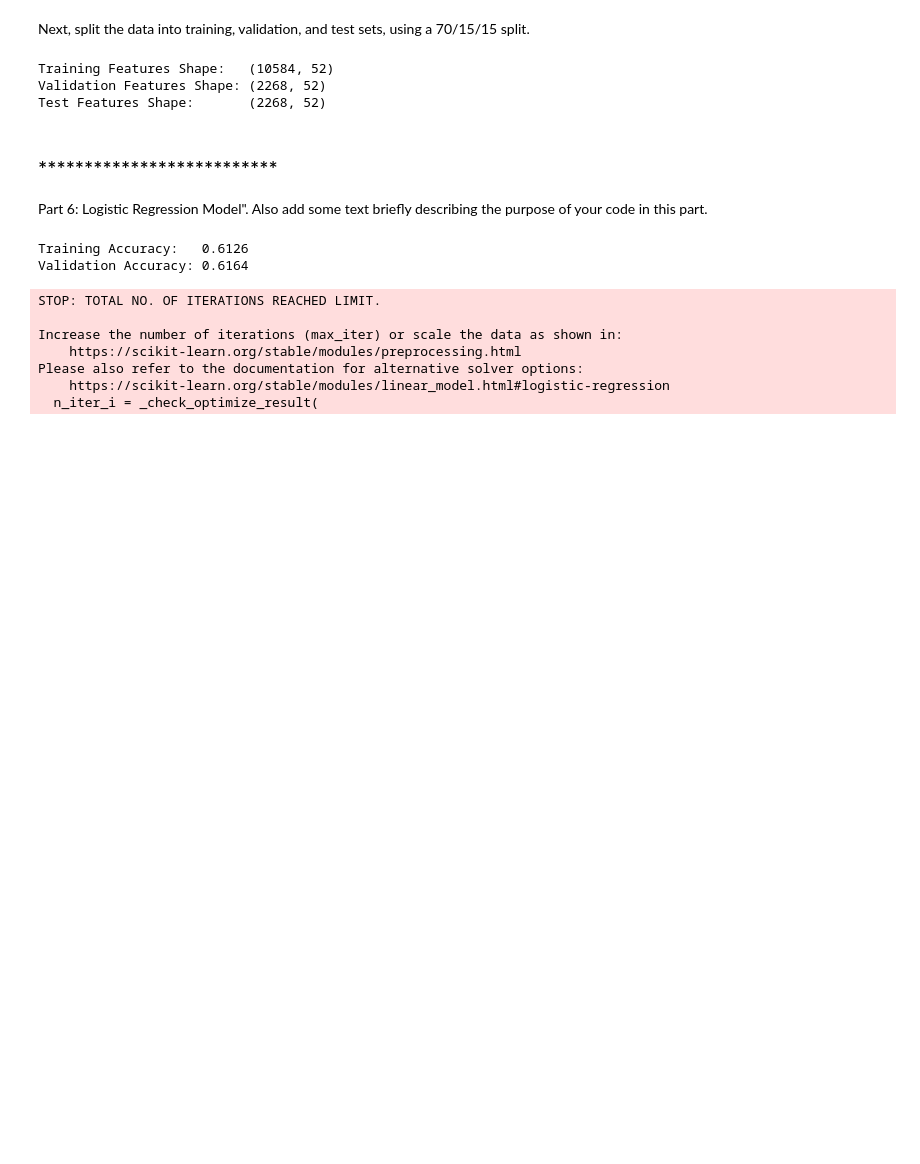
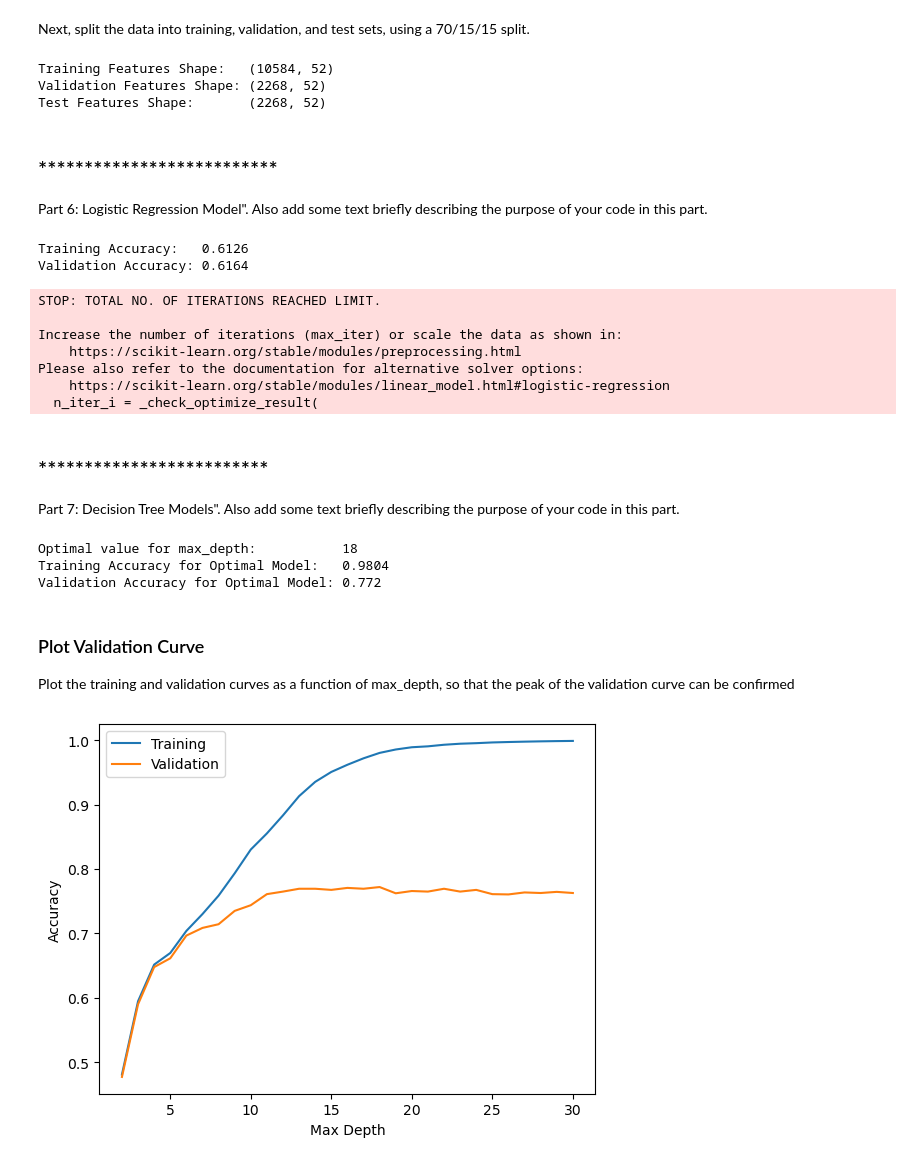
Before and after one commit to slylockfox/Maryville-DSCI-503-2, a Jupyter notebook: Project_04_Snyder.ipynb, the cells around one changed output. Saved outputs shown, nothing was run; the diff lists cells and outputs as text; code cells hidden in the pictures; blank space fills up the shorter version.

Commit message:
hw 8 part 7

```diff
--- a/Project_04_Snyder.ipynb
+++ b/Project_04_Snyder.ipynb
@@ -369,3 +369,69 @@ Increase the number of iterations (max_iter) or scale the data as shown in:
 Please also refer to the documentation for alternative solver options:
     https://scikit-learn.org/stable/modules/linear_model.html#logistic-regression
   n_iter_i = _check_optimize_result(
+# %% [markdown]
+## *************************
+Part 7: Decision Tree Models". Also add some text briefly
+describing the purpose of your code in this part.
+# %%
+# Create empty lists named dt_train_acc and dt_valid_acc.
+dt_train_acc = []
+dt_valid_acc = []
+
+# Create a range variable named depth_range to represent a sequence of integers from 2 to 30.
+depth_range = range(2, 31)
+
+# Loop over the values in depth_range.
+for i in depth_range:
+    # Use NumPy to set a random seed of 1. This should be done inside the loop.
+    np.random.seed(1)
+
+    # Create a decision tree model named temp_tree with max_depth equal to the current value from depth_range that is being considered.
+    temp_tree = DecisionTreeClassifier(max_depth=i)
+
+    # Fit the model to the training data.
+    temp_tree.fit(X_train, y_train)
+
+    # Calculate the training and validation accuracy for temp_tree, appending the resulting values to the appropriate lists.
+    dt_train_acc.append(temp_tree.score(X_train, y_train))
+    dt_valid_acc.append(temp_tree.score(X_valid, y_valid))
+
+# Use np.argmax to determine the index of the maximum value in dt_valid_acc. Store the result in dt_idx.
+dt_idx = np.argmax(dt_valid_acc)
+
+# Use dt_idx and depth_range to find the optimal value for the max_depth hyperparameter. Store the result in dt_opt_depth.
+dt_opt_depth = depth_range[dt_idx]
+
+# Use dt_idx with the lists dt_train_acc and dt_valid_acc to determine the training and validation
+# accuracies for the optimal model found.
+opt_train_acc = dt_train_acc[dt_idx]
+opt_valid_acc = dt_valid_acc[dt_idx]
+
+# Display the values found in Steps 5 and 6 with messages as shown below. Round the accuracy scores to 4 decimal places.
+print (f'Optimal value for max_depth:           {dt_opt_depth}')
+print (f'Training Accuracy for Optimal Model:   {round(opt_train_acc, 4)}')
+print (f'Validation Accuracy for Optimal Model: {round(opt_valid_acc, 4)}')
+# %% [output]
+Optimal value for max_depth:           18
+Training Accuracy for Optimal Model:   0.9804
+Validation Accuracy for Optimal Model: 0.772
+# %% [markdown]
+### Plot Validation Curve
+Plot the training and validation curves as a function of max_depth, so that the peak of the validation curve can be confirmed
+# %%
+# Create a figure with two line plots on the same set of axes. One line plot should plot values of dt_train_acc against depth_range
+# The plot should contain a legend with two items that read "Training"
+plt.plot(depth_range, dt_train_acc, label='Training')
+
+# and the other should plot values of dt_valid_acc against depth_range.
+# legend: and "Validation".
+plt.plot(depth_range, dt_valid_acc, label='Validation')
+plt.legend()
+
+# The x-axis should be labeled "Max Depth" and the y-axis should be labeled "Accuracy".
+plt.xlabel('Max Depth')
+plt.ylabel('Accuracy')
+
+plt.show()
+# %% [output]
+[figure, added]
```
Also changed, not shown: 1 other file.
